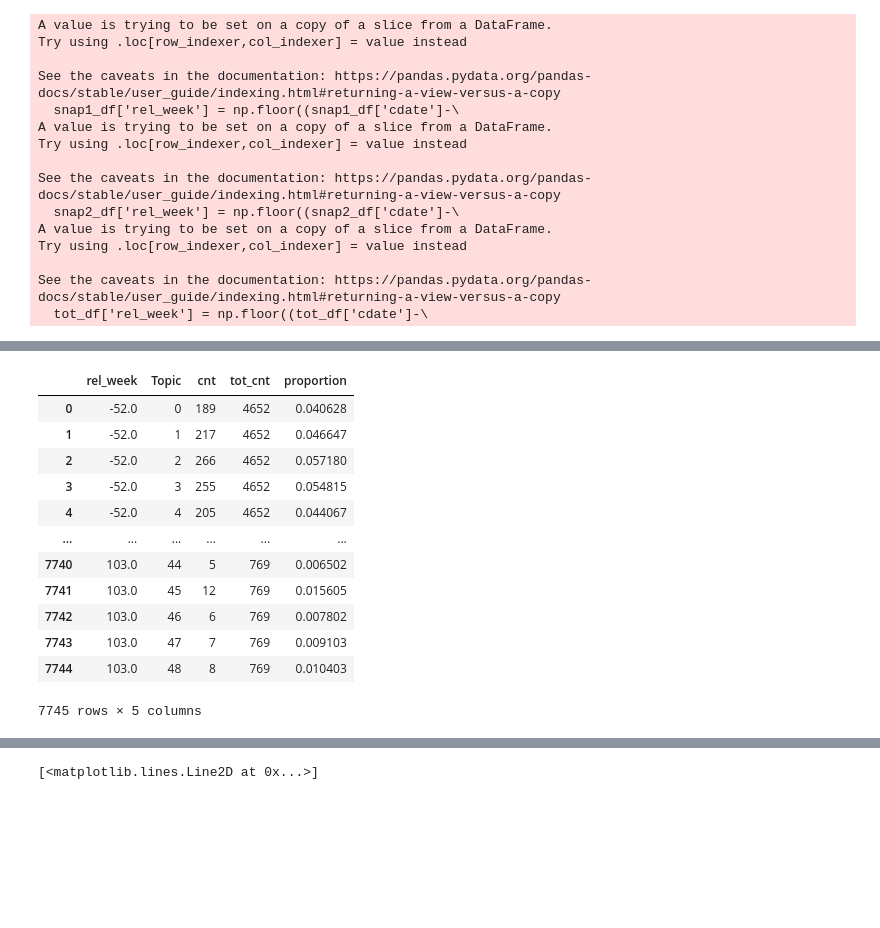
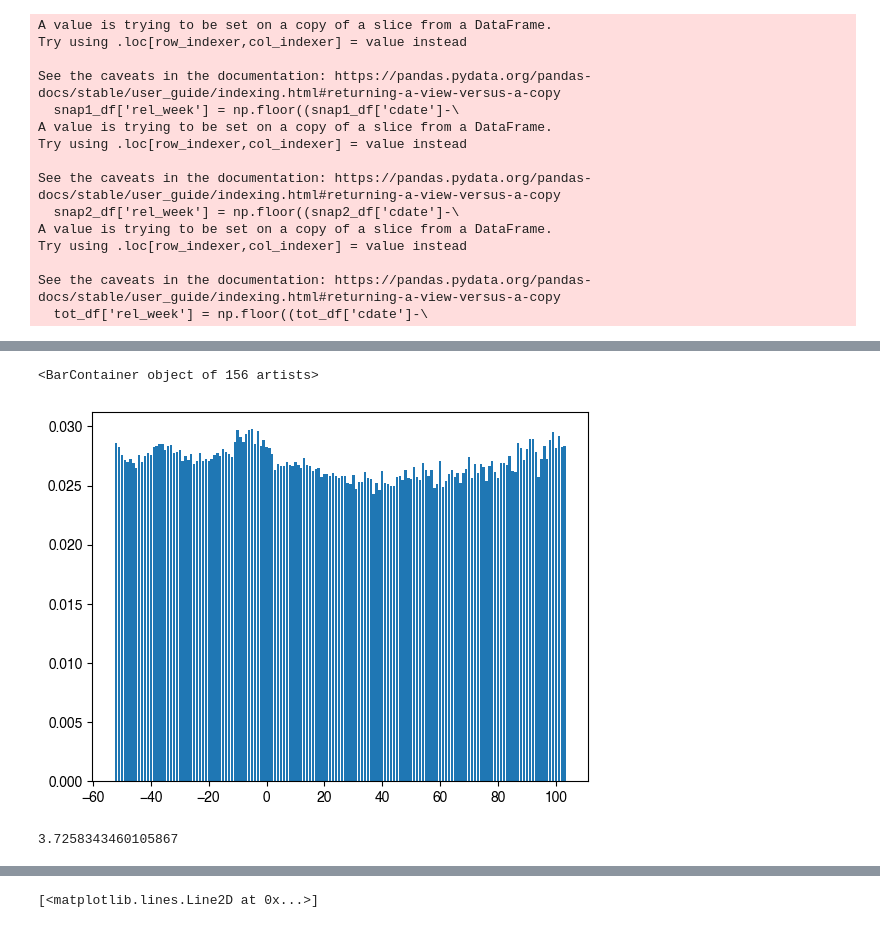
Before and after one commit to myokyunghan/stackoverflow_src_2425, a Jupyter notebook: data_availability/bert_based/C_Result_Fig2_1.ipynb, the cells around one changed output, grey strips where cells are left out. Saved outputs shown, nothing was run; the diff lists cells and outputs as text; code cells hidden in the pictures; blank space fills up the shorter version.

```diff
--- a/data_availability/bert_based/C_Result_Fig2_1.ipynb
+++ b/data_availability/bert_based/C_Result_Fig2_1.ipynb
@@ -357,19 +237,3 @@ df_tot = tot_df.groupby('rel_week').count()['id'].reset_index(name = 'tot_cnt')
 df_topic = tot_df.groupby(['rel_week', 'Topic']).count()['id'].reset_index(name = 'cnt')
 df_topic_r = pd.merge(df_topic, df_tot, on = 'rel_week')
 df_topic_r['proportion'] = df_topic_r['cnt']/df_topic_r['tot_cnt']
-# %%
-df_topic_r
-# %% [output]
-|  | rel_week | Topic | cnt | tot_cnt | proportion |
-| 0 | -52.0 | 0 | 189 | 4652 | 0.040628 |
-| 1 | -52.0 | 1 | 217 | 4652 | 0.046647 |
-| 2 | -52.0 | 2 | 266 | 4652 | 0.057180 |
-| 3 | -52.0 | 3 | 255 | 4652 | 0.054815 |
-| 4 | -52.0 | 4 | 205 | 4652 | 0.044067 |
-| ... | ... | ... | ... | ... | ... |
-| 7740 | 103.0 | 44 | 5 | 769 | 0.006502 |
-| 7741 | 103.0 | 45 | 12 | 769 | 0.015605 |
-| 7742 | 103.0 | 46 | 6 | 769 | 0.007802 |
-| 7743 | 103.0 | 47 | 7 | 769 | 0.009103 |
-| 7744 | 103.0 | 48 | 8 | 769 | 0.010403 |
-7745 rows × 5 columns
@@ -376,3 +247,15 @@ df_topic_r
+# %%
+tt = df_topic_r.groupby(['rel_week'])['sq'].sum().reset_index()
+# %%
+
+plt.bar(tt['rel_week'], tt['sq'])
+# %% [output]
+<BarContainer object of 156 artists>
+[figure, added]
+# %%
+calculate_entropy([x+ 0.00001 for x in arr_list] )
+# %% [output]
+3.7258343460105867
 # %%
 df_entropy = df_topic_r.groupby(['rel_week'])['proportion'].apply(lambda x : calculate_entropy(x)).to_frame(name='entropy').reset_index()
 df_gini = df_topic_r.groupby(['rel_week'])['proportion'].apply(lambda x : calculate_gini(x)).to_frame(name = 'gini').reset_index()
```
Also changed, not shown: parts of 44 cells of this notebook, 1 other file.
